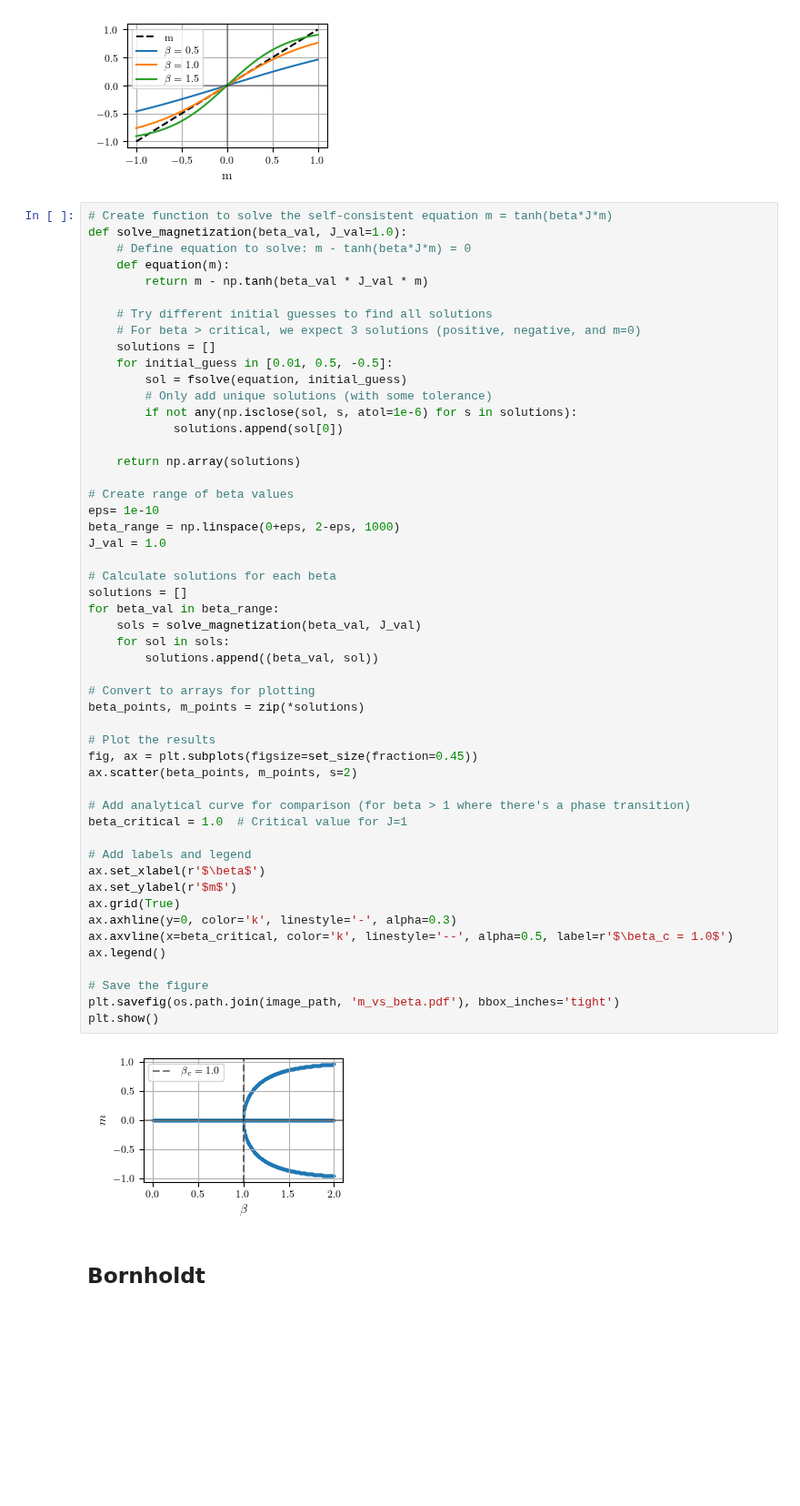
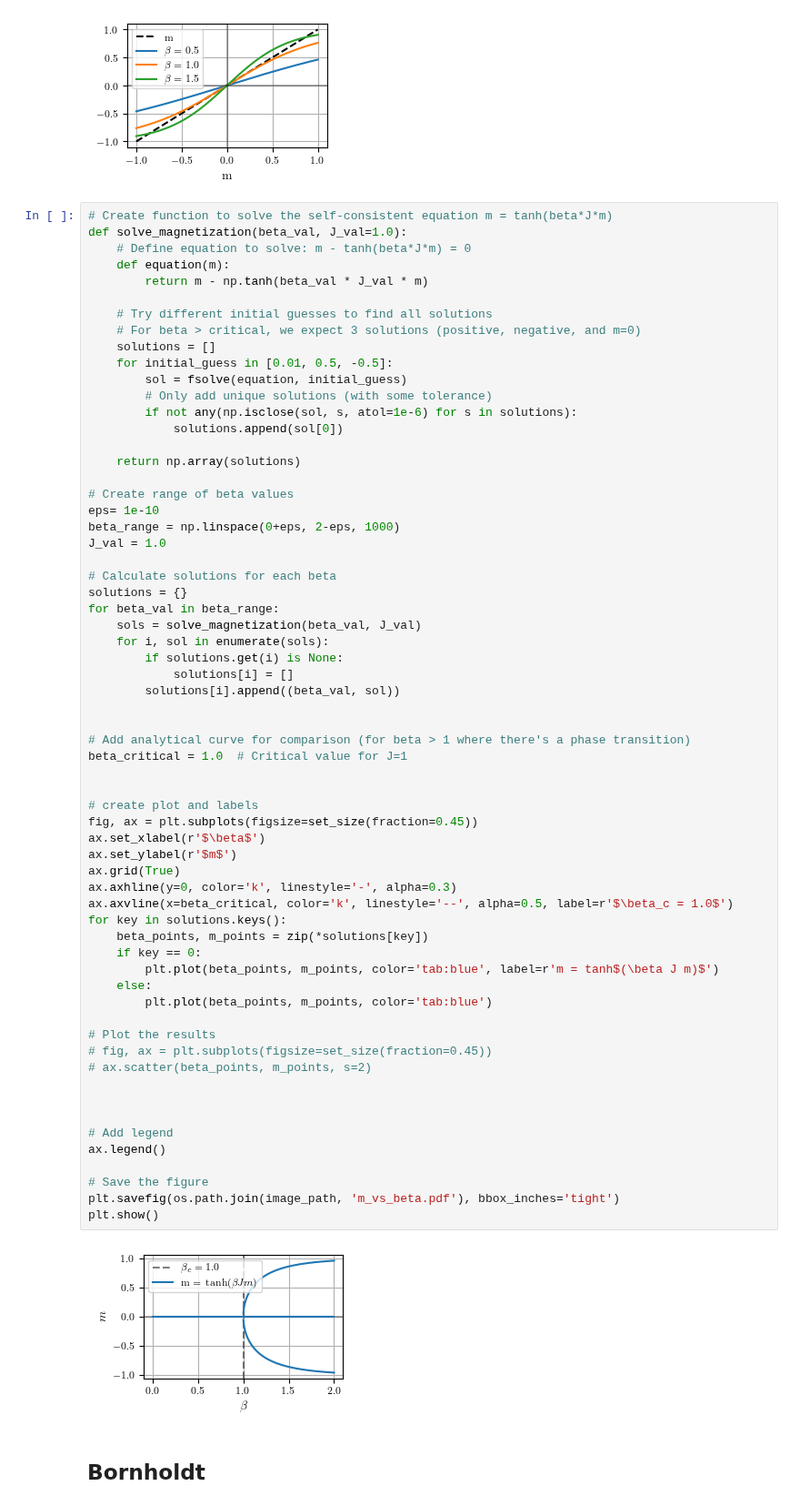
Before and after one commit to eghirardo/ising-markets, a Jupyter notebook: Code/analytical_solution.ipynb, the cells around one changed output. Shown at 91% size. Cells and saved outputs as stored; diff of their text form; blank space fills up the shorter version.

Commit message:
make plot of solutions (m vs beta) smoother

```diff
--- a/Code/analytical_solution.ipynb
+++ b/Code/analytical_solution.ipynb
@@ -182,44 +182,56 @@ def solve_magnetization(beta_val, J_val=1.0):
         # Only add unique solutions (with some tolerance)
         if not any(np.isclose(sol, s, atol=1e-6) for s in solutions):
             solutions.append(sol[0])
 
     return np.array(solutions)
 
 # Create range of beta values
 eps= 1e-10
 beta_range = np.linspace(0+eps, 2-eps, 1000)
 J_val = 1.0
 
 # Calculate solutions for each beta
-solutions = []
+solutions = {}
 for beta_val in beta_range:
     sols = solve_magnetization(beta_val, J_val)
-    for sol in sols:
-        solutions.append((beta_val, sol))
+    for i, sol in enumerate(sols):
+        if solutions.get(i) is None:
+            solutions[i] = []
+        solutions[i].append((beta_val, sol))
 
-# Convert to arrays for plotting
-beta_points, m_points = zip(*solutions)
-
-# Plot the results
-fig, ax = plt.subplots(figsize=set_size(fraction=0.45))
-ax.scatter(beta_points, m_points, s=2)
 
 # Add analytical curve for comparison (for beta > 1 where there's a phase transition)
 beta_critical = 1.0  # Critical value for J=1
 
-# Add labels and legend
+
+# create plot and labels
+fig, ax = plt.subplots(figsize=set_size(fraction=0.45))
 ax.set_xlabel(r'$\beta$')
 ax.set_ylabel(r'$m$')
 ax.grid(True)
 ax.axhline(y=0, color='k', linestyle='-', alpha=0.3)
 ax.axvline(x=beta_critical, color='k', linestyle='--', alpha=0.5, label=r'$\beta_c = 1.0$')
+for key in solutions.keys():
+    beta_points, m_points = zip(*solutions[key])
+    if key == 0:
+        plt.plot(beta_points, m_points, color='tab:blue', label=r'm = tanh$(\beta J m)$')
+    else:
+        plt.plot(beta_points, m_points, color='tab:blue')
+
+# Plot the results
+# fig, ax = plt.subplots(figsize=set_size(fraction=0.45))
+# ax.scatter(beta_points, m_points, s=2)
+
+
+
+# Add legend
 ax.legend()
 
 # Save the figure
 plt.savefig(os.path.join(image_path, 'm_vs_beta.pdf'), bbox_inches='tight')
 plt.show()
 # %% [output]
-[figure, old version]
+[figure, new version]
 # %% [markdown]
 ## Bornholdt
 # %% [markdown]
```
Also changed, not shown: 4 other files.
